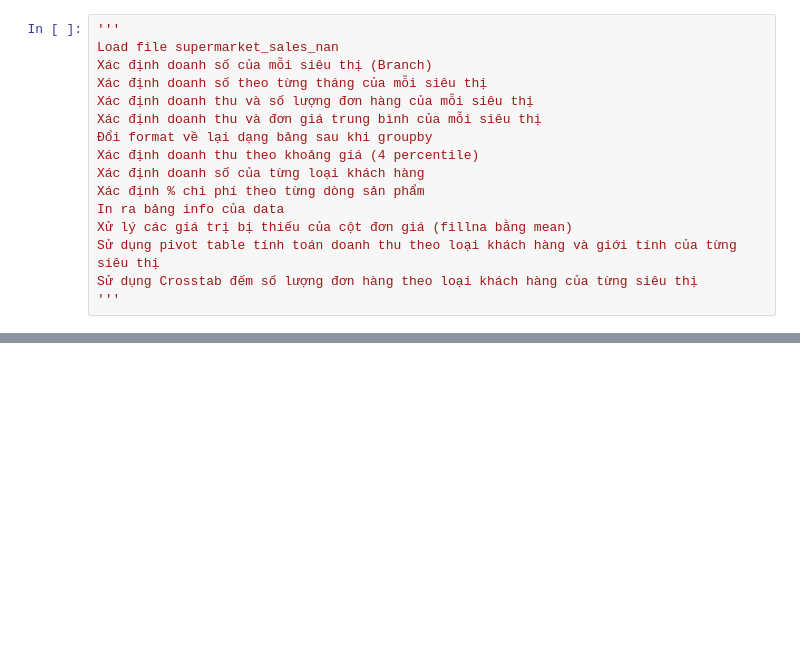
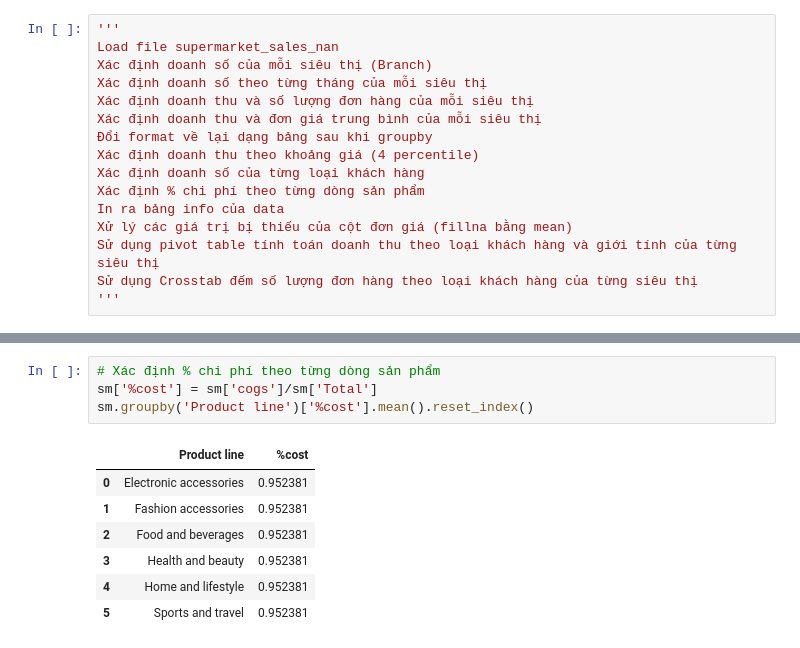
Before and after one commit to hieudarius/PY71SA1L1, a Jupyter notebook: Pandas-Part2.ipynb, the cells around one changed output, grey strips where cells are left out. Drawn from its saved outputs; the diff is of its cells as text; blank space fills up the shorter version.

```diff
--- a/Pandas-Part2.ipynb
+++ b/Pandas-Part2.ipynb
@@ -1432,0 +1544,12 @@ pd.read_excel('Data/supermarket_sales_nan.xlsx').head()
+# %%
+# Xác định % chi phí theo từng dòng sản phẩm
+sm['%cost'] = sm['cogs']/sm['Total']
+sm.groupby('Product line')['%cost'].mean().reset_index()
+# %% [output]
+|  | Product line | %cost |
+| 0 | Electronic accessories | 0.952381 |
+| 1 | Fashion accessories | 0.952381 |
+| 2 | Food and beverages | 0.952381 |
+| 3 | Health and beauty | 0.952381 |
+| 4 | Home and lifestyle | 0.952381 |
+| 5 | Sports and travel | 0.952381 |
```
Also changed, not shown: parts of 45 cells of this notebook, 1 other file.
